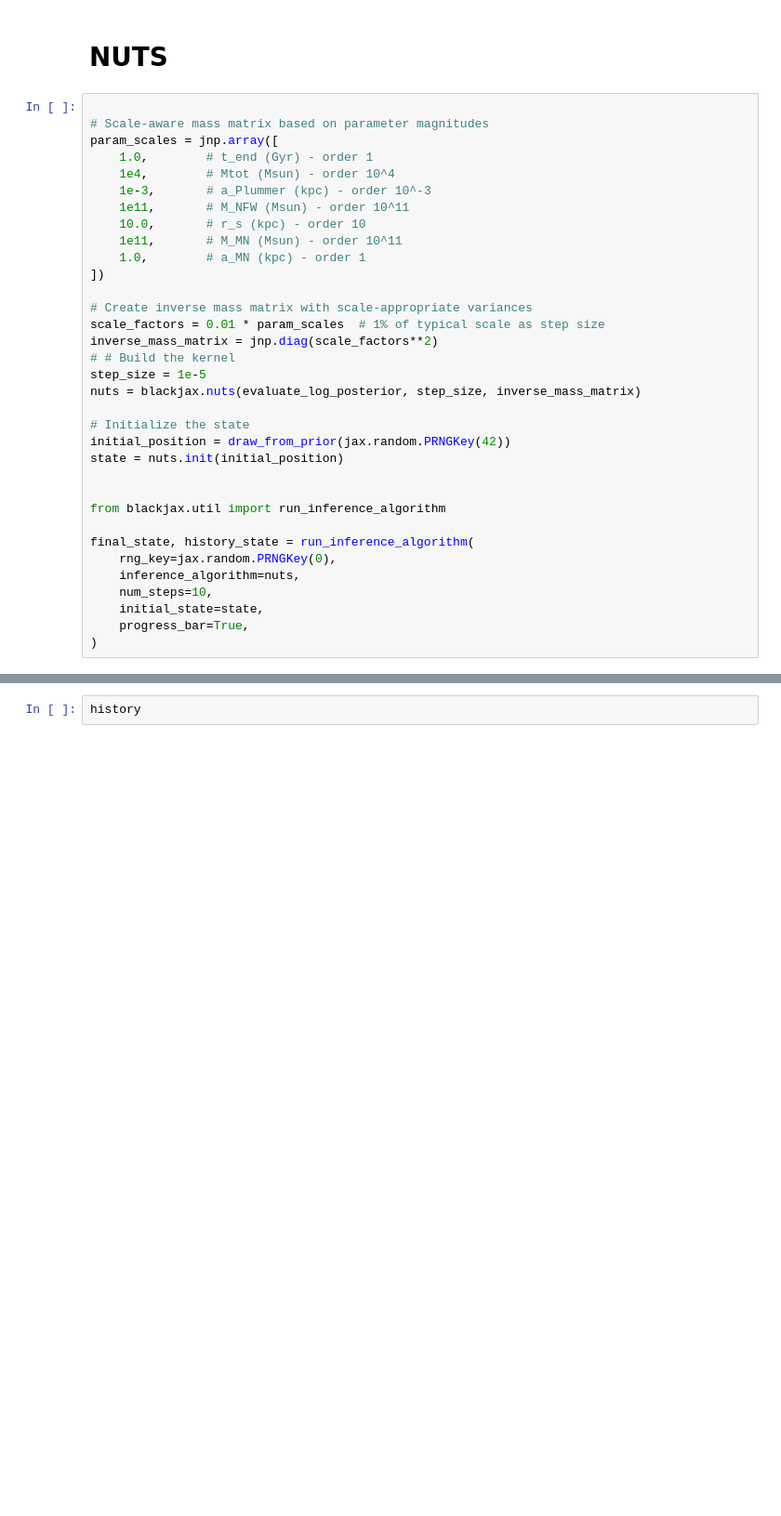
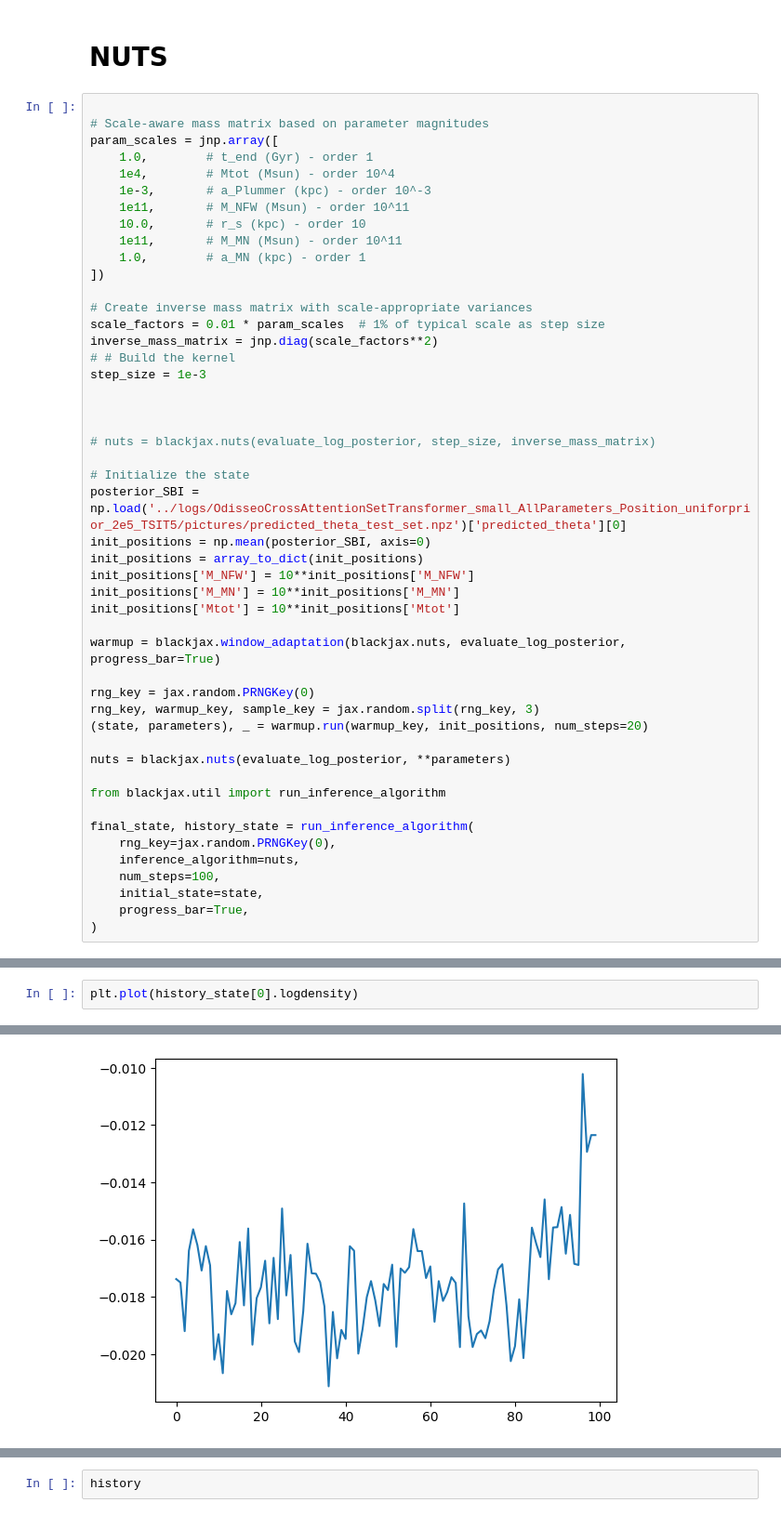
Before and after one commit to vepe99/sbi-sim, a Jupyter notebook: personal_blackjax/NUTS.ipynb, the cells around one changed output, grey strips where cells are left out. Shown: that part at 93% size. Cells and saved outputs as stored; diff of their text form; blank space fills up the shorter version.

```diff
--- a/personal_blackjax/NUTS.ipynb
+++ b/personal_blackjax/NUTS.ipynb
@@ -299,20 +344,34 @@ param_scales = jnp.array([
 scale_factors = 0.01 * param_scales  # 1% of typical scale as step size
 inverse_mass_matrix = jnp.diag(scale_factors**2)
 # # Build the kernel
-step_size = 1e-5
-nuts = blackjax.nuts(evaluate_log_posterior, step_size, inverse_mass_matrix)
+step_size = 1e-3
+
+
+
+# nuts = blackjax.nuts(evaluate_log_posterior, step_size, inverse_mass_matrix)
 
 # Initialize the state
-initial_position = draw_from_prior(jax.random.PRNGKey(42))
-state = nuts.init(initial_position)
+posterior_SBI = np.load('../logs/OdisseoCrossAttentionSetTransformer_small_AllParameters_Position_uniforprior_2e5_TSIT5/pictures/predicted_theta_test_set.npz')['predicted_theta'][0]
+init_positions = np.mean(posterior_SBI, axis=0)
+init_positions = array_to_dict(init_positions)
+init_positions['M_NFW'] = 10**init_positions['M_NFW']
+init_positions['M_MN'] = 10**init_positions['M_MN']
+init_positions['Mtot'] = 10**init_positions['Mtot']
 
+warmup = blackjax.window_adaptation(blackjax.nuts, evaluate_log_posterior, progress_bar=True)
+
+rng_key = jax.random.PRNGKey(0)
+rng_key, warmup_key, sample_key = jax.random.split(rng_key, 3)
+(state, parameters), _ = warmup.run(warmup_key, init_positions, num_steps=20)
+
+nuts = blackjax.nuts(evaluate_log_posterior, **parameters)
 
 from blackjax.util import run_inference_algorithm
 
 final_state, history_state = run_inference_algorithm(
     rng_key=jax.random.PRNGKey(0),
     inference_algorithm=nuts,
-    num_steps=10,
+    num_steps=100,
     initial_state=state,
     progress_bar=True,
 )
@@ -340,0 +402,3 @@ history_state
+# %%
+plt.plot(history_state[0].logdensity)
+# %% [output]
@@ -340,0 +406 @@ history_state
+[figure, added]
```
Also changed, not shown: parts of 6 cells of this notebook, 3 other files.
